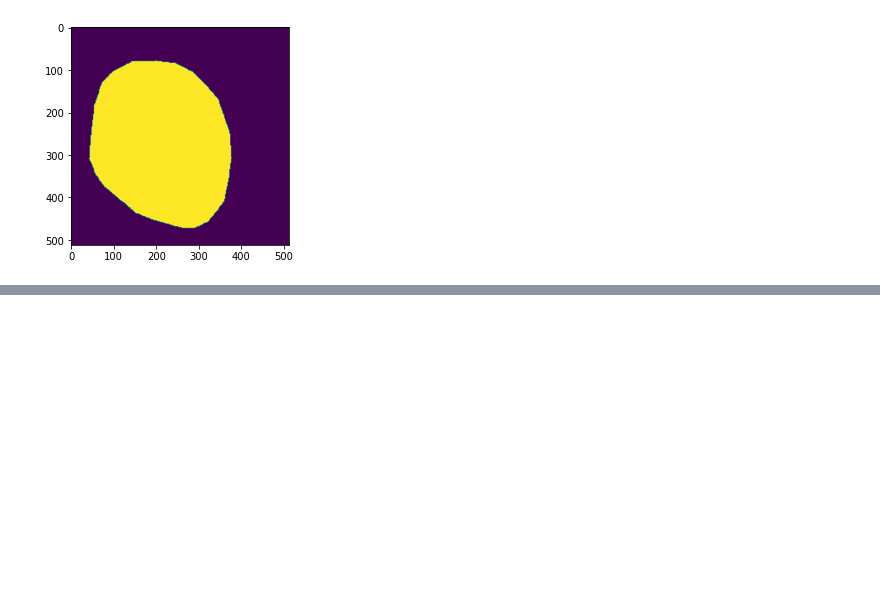
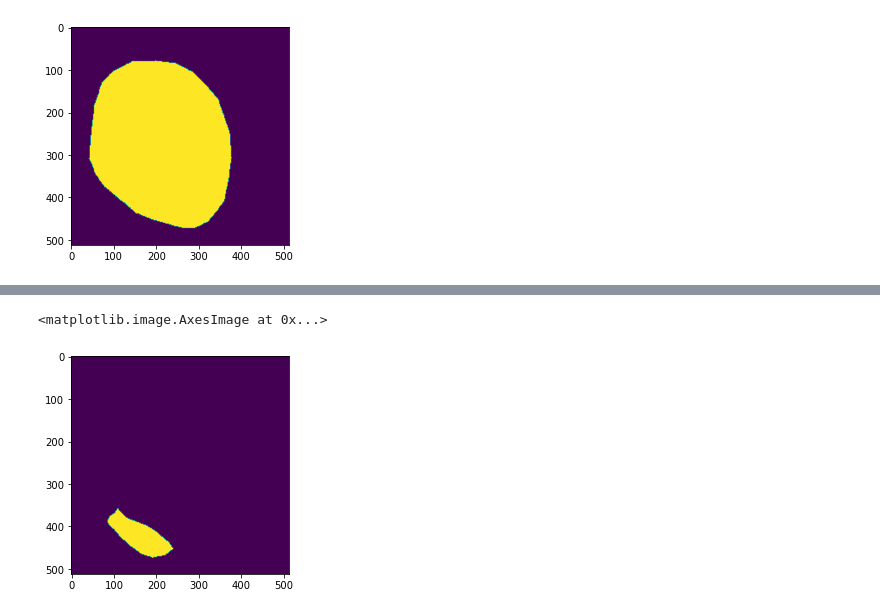
Before and after one commit to vlbthambawita/pyra-pip, a Jupyter notebook: tutorial/load_data_with_PYRA.ipynb, the cells around one changed output, grey strips where cells are left out. Drawn from its saved outputs; the diff is of its cells as text; code cells hidden in the pictures; blank space fills up the shorter version.

```diff
--- a/tutorial/load_data_with_PYRA.ipynb
+++ b/tutorial/load_data_with_PYRA.ipynb
@@ -99,0 +103,5 @@ plt.imshow(data[2000]['mask'])
+# %%
+plt.imshow(data_from_df[0]["mask"])
+# %% [output]
+<matplotlib.image.AxesImage at 0x...>
+[figure, added]
```
Also changed, not shown: parts of 7 cells of this notebook, 2 other files.
